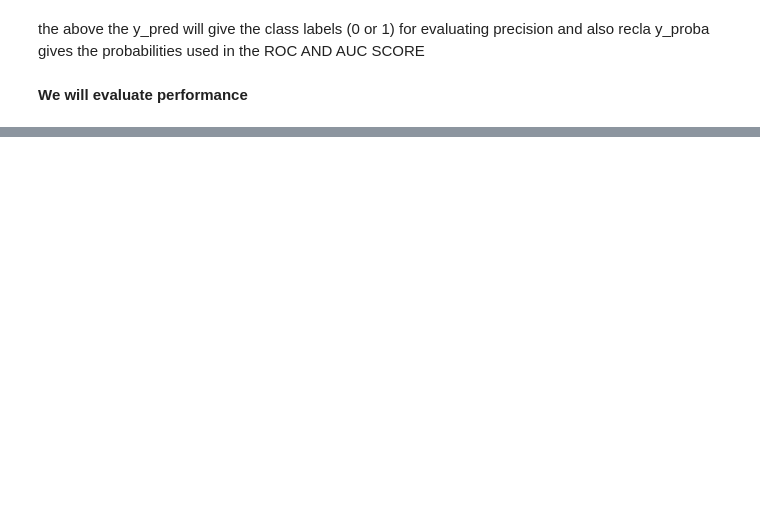
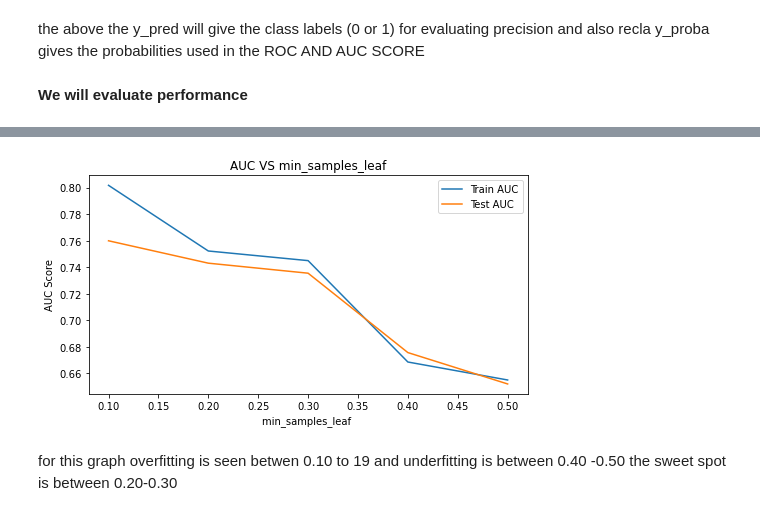
Before and after one commit to justicee-dev/bank-churn, a Jupyter notebook: Project.ipynb, the cells around one changed output, grey strips where cells are left out. Drawn from its saved outputs; the diff is of its cells as text; code cells hidden in the pictures; blank space fills up the shorter version.

```diff
--- a/Project.ipynb
+++ b/Project.ipynb
@@ -745,0 +686,31 @@ plt.show()
+# %%
+# we will do the minimum sample leaf which controls the minimum numbers of samples requried to be at a leaf node
+leaf=np.arange(0.1,0.6,0.1)
+train_auc=[]
+test_auc=[]
+for l in leaf:
+    min_samples=int(l *len(X_train_resampled))
+    min_samples=max(1,min_samples)
+
+
+    clf=DecisionTreeClassifier(min_samples_leaf=min_samples,criterion='entropy',random_state=42)
+    clf.fit(X_train_resampled,y_train_resampled)
+
+    y_train_pred=clf.predict_proba(X_train_resampled)[:,1]
+    y_test_pred=clf.predict_proba(X_test)[:,1]
+
+    train_auc.append(auc(*roc_curve(y_train_resampled,y_train_pred)[:2]))
+    test_auc.append(auc(*roc_curve(y_test,y_test_pred)[:2]))
+# %%
+plt.figure(figsize=(7,4))
+plt.plot(leaf,train_auc,label='Train AUC')
+plt.plot(leaf,test_auc,label="Test AUC")
+plt.xlabel("min_samples_leaf ")
+plt.ylabel("AUC Score")
+plt.title("AUC VS min_samples_leaf")
+plt.legend()
+plt.tight_layout()
+# %% [output]
+[figure, added]
+# %% [markdown]
+for this graph overfitting is seen betwen 0.10 to 19 and underfitting is between 0.40 -0.50 the sweet spot is between 0.20-0.30
```
Also changed, not shown: parts of 34 cells of this notebook.
